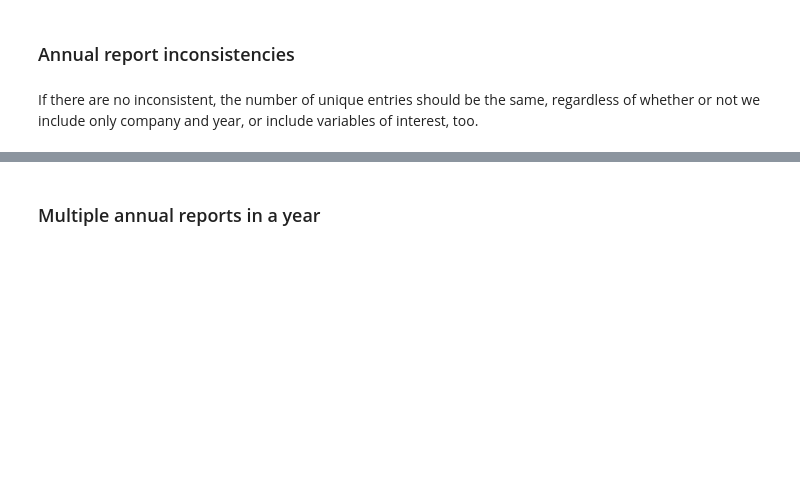
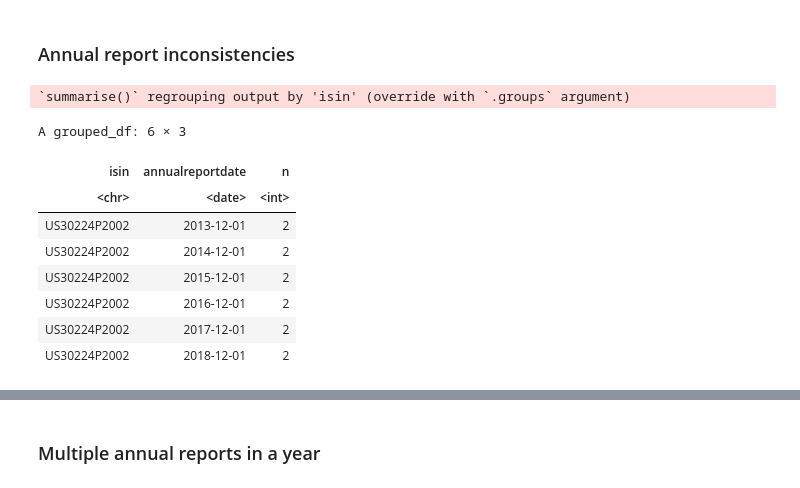
Before and after one commit to julianbarg/boardex, a Jupyter notebook: data_validation.ipynb, the cells around one changed output, grey strips where cells are left out. Saved outputs shown, nothing was run; the diff lists cells and outputs as text; code cells hidden in the pictures; blank space fills up the shorter version.

```diff
--- a/data_validation.ipynb
+++ b/data_validation.ipynb
@@ -33,5 +33,20 @@ A tibble: 6 × 68
 ## Check for duplicates
 # %% [markdown]
 ### Annual report inconsistencies
-# %% [markdown]
-If there are no inconsistent, the number of unique entries should be the same, regardless of whether or not we include only company and year, or include variables of interest, too.
+# %%
+na_summary %>%
+    select(isin, annualreportdate, companyid) %>%
+    group_by(isin, annualreportdate) %>%
+    summarize(n = n_distinct(companyid)) %>%
+    filter(n > 1)
+# %% [output]
+`summarise()` regrouping output by 'isin' (override with `.groups` argument)
+A grouped_df: 6 × 3
+| isin | annualreportdate | n |
+| <chr> | <date> | <int> |
+| US30224P2002 | 2013-12-01 | 2 |
+| US30224P2002 | 2014-12-01 | 2 |
+| US30224P2002 | 2015-12-01 | 2 |
+| US30224P2002 | 2016-12-01 | 2 |
+| US30224P2002 | 2017-12-01 | 2 |
+| US30224P2002 | 2018-12-01 | 2 |
```
Also changed, not shown: parts of 16 cells of this notebook, 2 other files.
